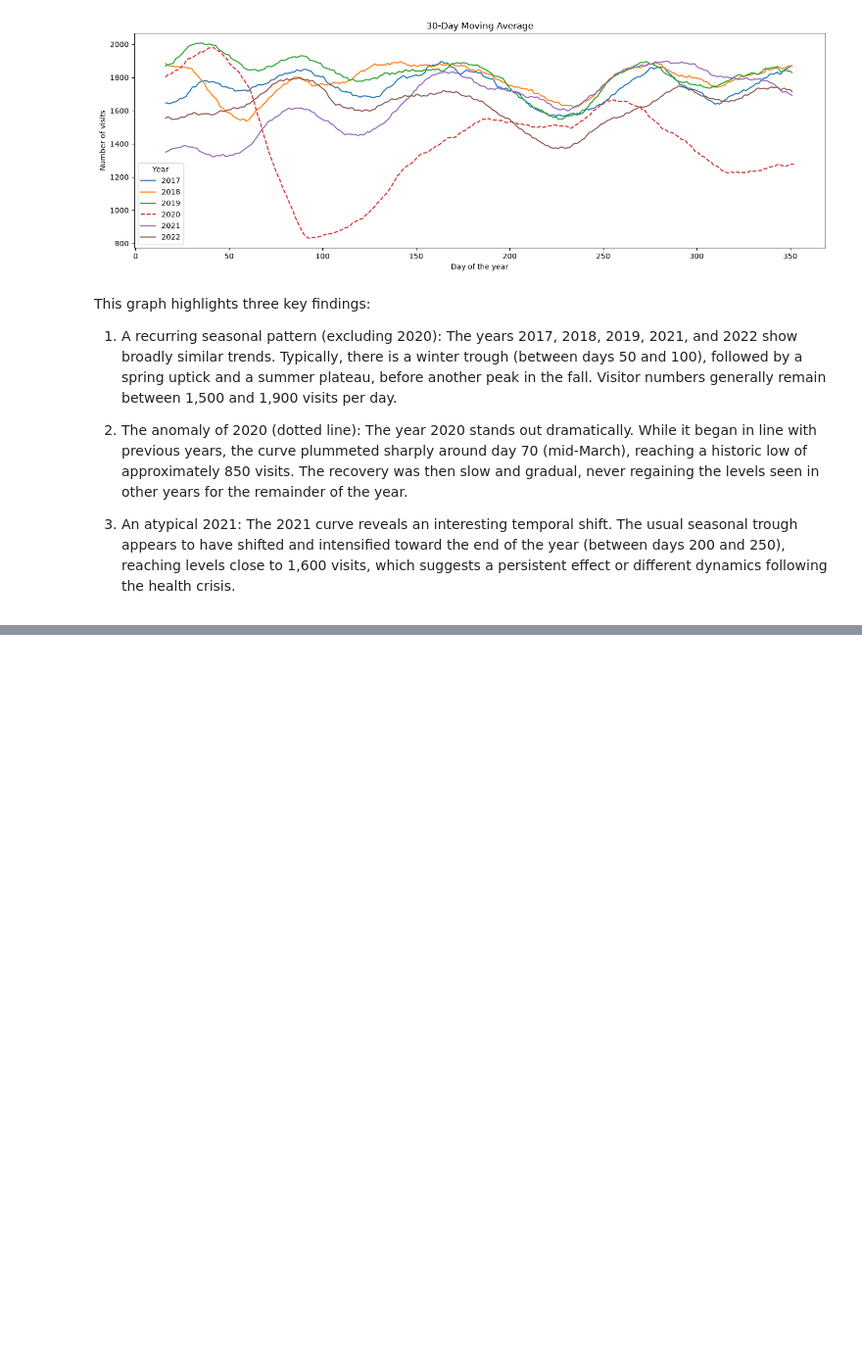
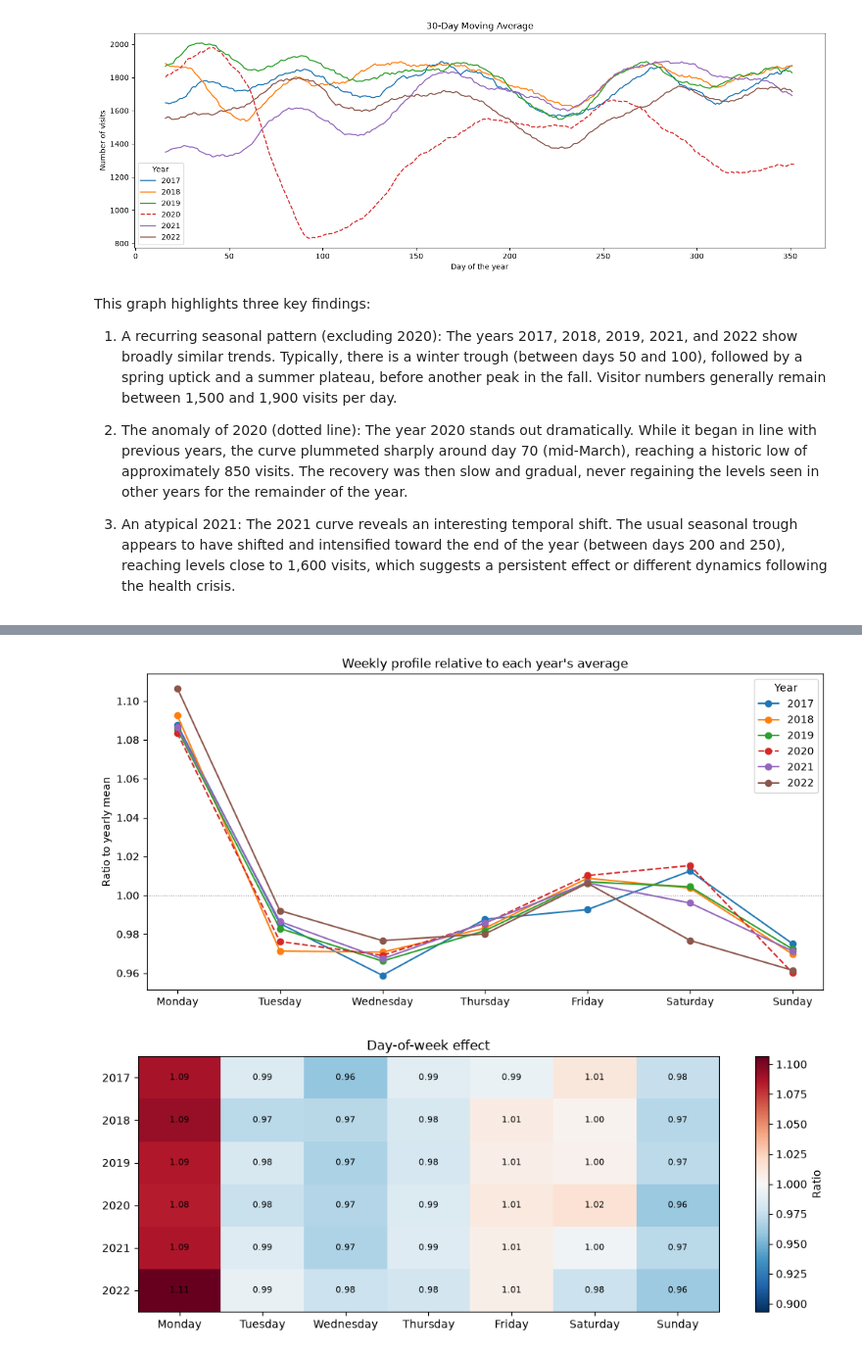
Before and after one commit to nailito/rhone-emergency-forecasting, a Jupyter notebook: analysis/02-exploratory-analysis.ipynb, the cells around one changed output, grey strips where cells are left out. Shown at 98% size. Saved outputs shown, nothing was run; the diff lists cells and outputs as text; code cells hidden in the pictures; blank space fills up the shorter version.

Commit message:
EA : Weekly Patterns

```diff
--- a/analysis/02-exploratory-analysis.ipynb
+++ b/analysis/02-exploratory-analysis.ipynb
@@ -82,0 +90,45 @@ This graph highlights three key findings:
+# %%
+days_order = ["Monday", "Tuesday", "Wednesday", "Thursday", "Friday", "Saturday", "Sunday"]
+
+weekly = (
+    visits
+    .groupby([visits.index.year, visits.index.day_name()])
+    .mean()
+    .unstack()          # lignes = années,  = jours
+    [days_order]
+)
+weekly.index.name = "year"
+
+weekly_norm = weekly.div(weekly.mean(axis=1), axis=0)
+
+fig, ax = plt.subplots(figsize=(10, 5))
+
+for year, row in weekly_norm.iterrows():
+    ax.plot(days_order, row.values, marker="o", label=str(year),
+            linestyle="--" if year == 2020 else "-")
+
+ax.axhline(1, color="grey", linewidth=0.8, linestyle=":")
+ax.set_title("Weekly profile relative to each year's average")
+ax.set_ylabel("Ratio to yearly mean")
+ax.legend(title="Year")
+plt.tight_layout()
+plt.show()
+
+fig, ax = plt.subplots(figsize=(10, 4))
+im = ax.imshow(weekly_norm.values, cmap="RdBu_r", aspect="auto",
+               vmin=1 - np.abs(weekly_norm.values - 1).max(),
+               vmax=1 + np.abs(weekly_norm.values - 1).max())
+
+ax.set_xticks(range(7), days_order)
+ax.set_yticks(range(len(weekly_norm)), weekly_norm.index)
+for i in range(weekly_norm.shape[0]):
+    for j in range(7):
+        ax.text(j, i, f"{weekly_norm.iloc[i, j]:.2f}", ha="center", va="center", fontsize=8)
+
+ax.set_title("Day-of-week effect")
+fig.colorbar(im, ax=ax, label="Ratio")
+plt.tight_layout()
+plt.show()
+# %% [output]
+[figure, added]
+[figure, added]
```
Also changed, not shown: parts of 4 cells of this notebook.
